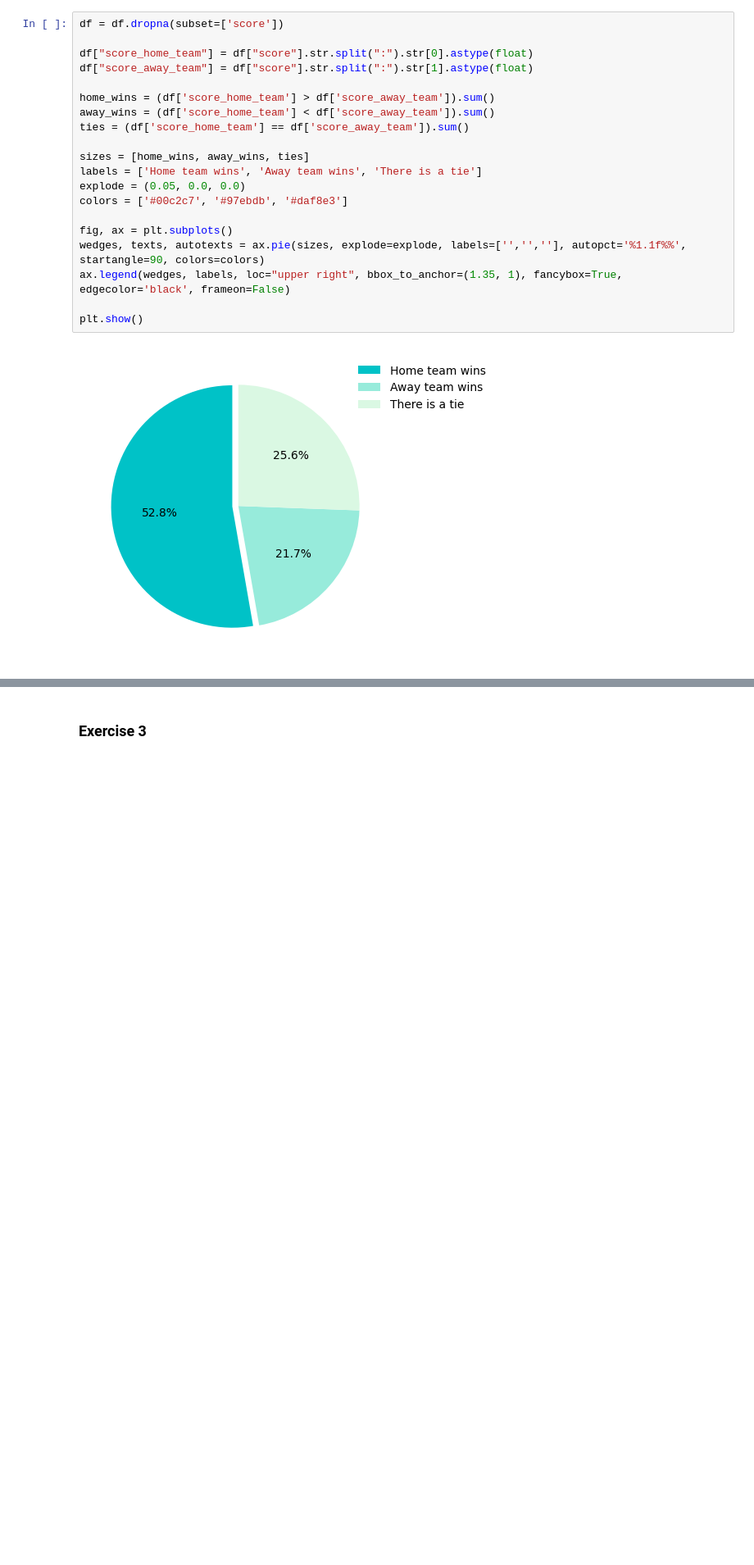
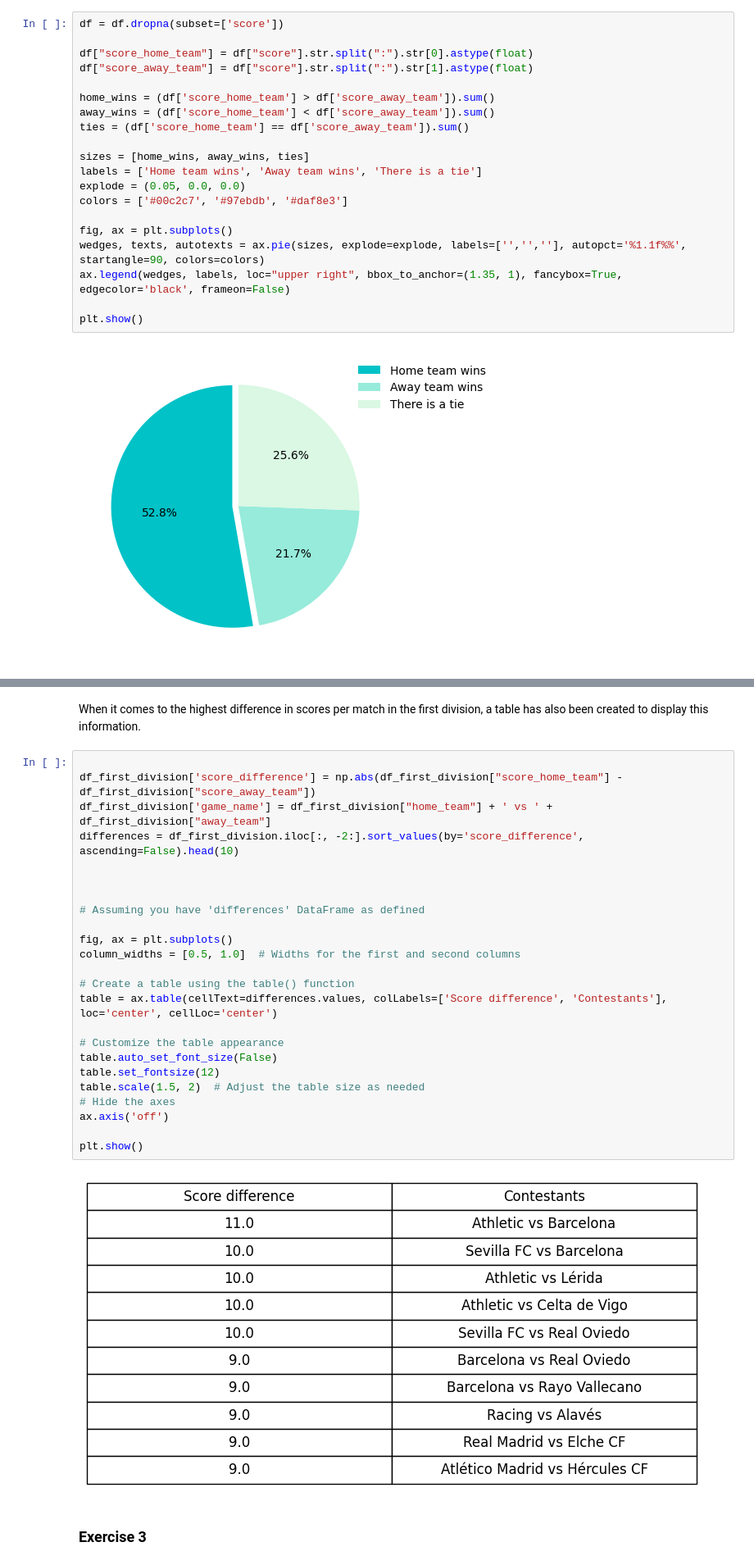
Before and after one commit to coders-unidas/la-quiniela, a Jupyter notebook: analysis/data_analysis.ipynb, the cells around one changed output, grey strips where cells are left out. Shown: that part at 82% size. Drawn from its saved outputs; the diff is of its cells as text; blank space fills up the shorter version.

```diff
--- a/analysis/data_analysis.ipynb
+++ b/analysis/data_analysis.ipynb
@@ -96,3 +78,31 @@ print(table)
+# %% [markdown]
+When it comes to the highest difference in scores per match in the first division, a table has also been created to display this information.
+# %%
+
+df_first_division['score_difference'] = np.abs(df_first_division["score_home_team"] - df_first_division["score_away_team"])
+df_first_division['game_name'] = df_first_division["home_team"] + ' vs ' + df_first_division["away_team"]
+differences = df_first_division.iloc[:, -2:].sort_values(by='score_difference', ascending=False).head(10)
+
+
+
+# Assuming you have 'differences' DataFrame as defined
+
+fig, ax = plt.subplots()
+column_widths = [0.5, 1.0]  # Widths for the first and second columns
+
+# Create a table using the table() function
+table = ax.table(cellText=differences.values, colLabels=['Score difference', 'Contestants'], loc='center', cellLoc='center')
+
+# Customize the table appearance
+table.auto_set_font_size(False)
+table.set_fontsize(12)
+table.scale(1.5, 2)  # Adjust the table size as needed
+# Hide the axes
+ax.axis('off')
+
+plt.show()
+# %% [output]
+[figure, added]
 # %% [markdown]
 ### Exercise 3
 # %%
```
Also changed, not shown: parts of 2 cells of this notebook.
